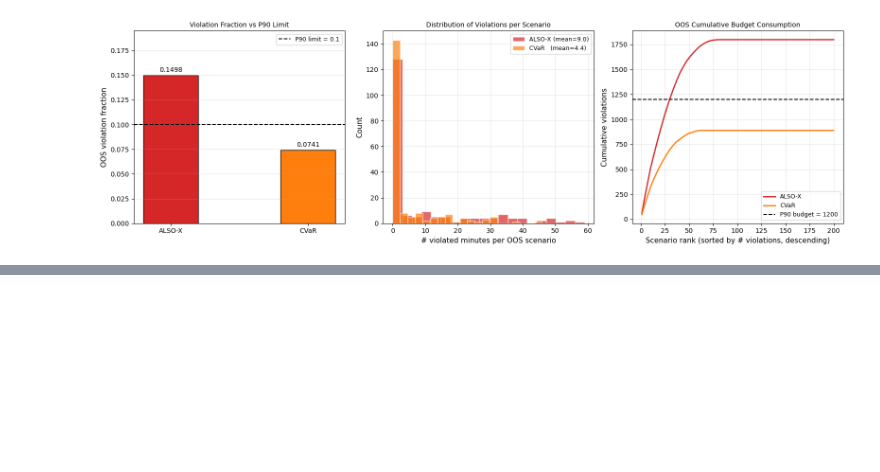
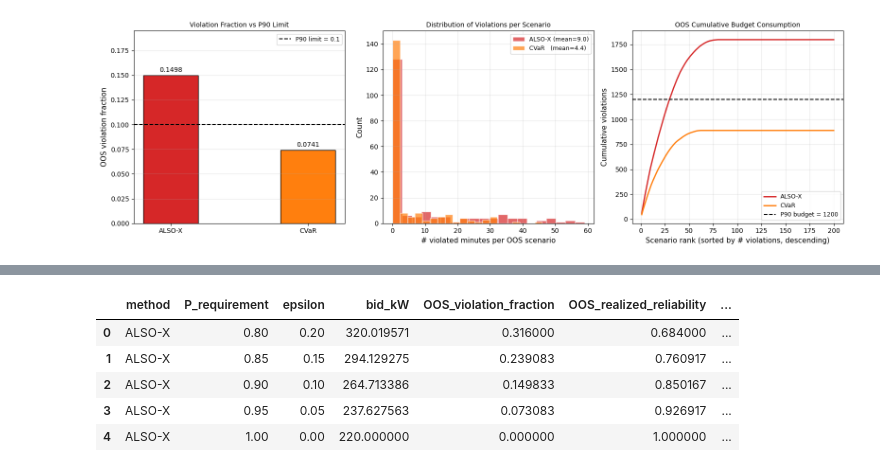
Before and after one commit to Irene-GL/Renewable-in-Electricity-Market-Assignment-2, a Jupyter notebook: Step2.ipynb, the cells around one changed output, grey strips where cells are left out. Cells and saved outputs as stored; diff of their text form; code cells hidden in the pictures; blank space fills up the shorter version.

Commit message:
Adding Task 2.3

```diff
--- a/Step2.ipynb
+++ b/Step2.ipynb
@@ -738,3 +738,70 @@ plt.show()
     P90 satisfied      : True
 [figure]
 [figure]
+# %%
+# ═══════════════════════════════════════════════════════════════════════════
+# Task 2.3 — Energinet perspective
+# Sensitivity of reserve bid and out-of-sample shortfall to the P-requirement
+# ═══════════════════════════════════════════════════════════════════════════
+
+import pandas as pd
+import numpy as np
+import matplotlib.pyplot as plt
+
+# Make sure F_OOS exists
+F_OOS = profiles_OOS   # upward flexibility, minute-level
+
+
+def evaluate_oos_shortfall(c_bid, F_eval, epsilon):
+    """
+    Out-of-sample evaluation for a given reserve bid.
+
+    The interpretation is minute-scenario based:
+    a violation occurs when the reserve bid is larger than the available
+    upward flexibility in a given profile and minute.
+    """
+    shortfall = np.maximum(c_bid - F_eval, 0.0)
+    violations = shortfall > 1e-6
+
+    return {
+        "violation_fraction": violations.mean(),
+        "p_requirement_realized": 1.0 - violations.mean(),
+        "expected_shortfall_kW": shortfall.mean(),
+        "max_shortfall_kW": shortfall.max(),
+        "total_shortfall_kW": shortfall.sum(),
+        "p_satisfied": violations.mean() <= epsilon + 1e-9,
+    }
+
+
+# P-requirements to test: P80, P85, ..., P100
+p_requirements = np.array([0.80, 0.85, 0.90, 0.95, 1.00])
+
+results_alsox = []
+
+for p_req in p_requirements:
+    epsilon = 1.0 - p_req
+
+    # Solve in-sample ALSO-X
+    c_bid = solve_alsox_milp(F, epsilon, BIG_M)
+
+    # Evaluate out-of-sample
+    oos = evaluate_oos_shortfall(c_bid, F_OOS, epsilon)
+
+    results_alsox.append({
+        "method": "ALSO-X",
+        "P_requirement": p_req,
+        "epsilon": epsilon,
+        "bid_kW": c_bid,
+        "OOS_violation_fraction": oos["violation_fraction"],
+        "OOS_realized_reliability": oos["p_requirement_realized"],
+        "OOS_expected_shortfall_kW": oos["expected_shortfall_kW"],
+        "OOS_max_shortfall_kW": oos["max_shortfall_kW"],
+        "OOS_total_shortfall_kW": oos["total_shortfall_kW"],
+        "OOS_requirement_satisfied": oos["p_satisfied"],
+    })
+
+df_alsox_23 = pd.DataFrame(results_alsox)
+
+print("Task 2.3 — ALSO-X sensitivity analysis")
+display(df_alsox_23)
+# %% [output]
@@ -740,0 +825,6 @@ plt.show()
+|  | method | P_requirement | epsilon | bid_kW | OOS_violation_fraction | OOS_realized_reliability | ... |
+| 0 | ALSO-X | 0.80 | 0.20 | 320.019571 | 0.316000 | 0.684000 | ... |
+| 1 | ALSO-X | 0.85 | 0.15 | 294.129275 | 0.239083 | 0.760917 | ... |
+| 2 | ALSO-X | 0.90 | 0.10 | 264.713386 | 0.149833 | 0.850167 | ... |
+| 3 | ALSO-X | 0.95 | 0.05 | 237.627563 | 0.073083 | 0.926917 | ... |
+| 4 | ALSO-X | 1.00 | 0.00 | 220.000000 | 0.000000 | 1.000000 | ... |
```
Also changed, not shown: parts of 8 cells of this notebook.
